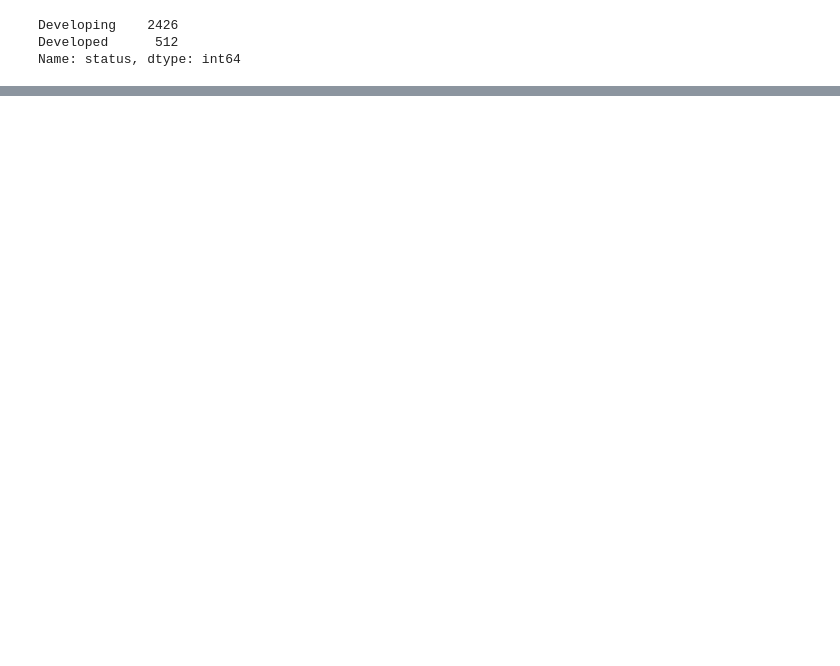
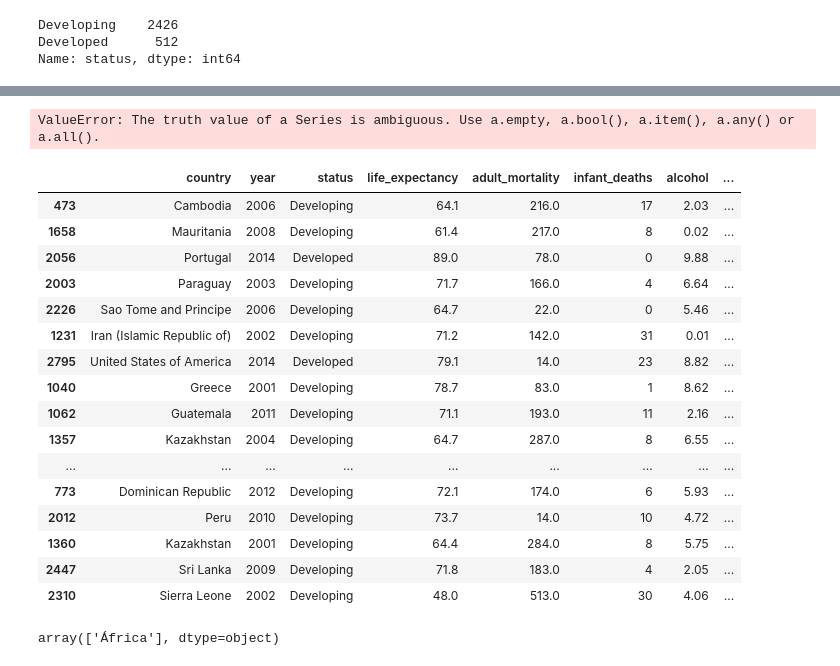
Before and after one commit to Adalab/DA-promo-c-modulo-3-sprint-1-Ximena-Anahi, a Jupyter notebook: 1. Regresion Lineal/1.pp-intro-machine-learning.ipynb, the cells around one changed output, grey strips where cells are left out. Drawn from its saved outputs; the diff is of its cells as text; code cells hidden in the pictures; blank space fills up the shorter version.

```diff
--- a/1. Regresion Lineal/pp-intro-machine-learning.ipynb
+++ b/1. Regresion Lineal/1.pp-intro-machine-learning.ipynb
@@ -267,0 +285,5 @@ df_endesarrollo.head(2)
+# %%
+for x in my_world.get_continents_list():
+    # print (x)
+    for
+    if df["country"].isin(Africa):
@@ -267,0 +302,8 @@ df_endesarrollo.head(2)
+# %%
+africa= my_world.get_countries_list_of('Africa')
+antartica = my_world.get_countries_list_of('Antarctica')
+asia= my_world.get_countries_list_of('Asia')
+europa= my_world.get_countries_list_of("Europe")
+norte_america= my_world.get_countries_list_of('North America')
+oceania= my_world.get_countries_list_of('Oceania')
+sur_america= my_world.get_countries_list_of('South America')
@@ -268 +335,55 @@ df_endesarrollo.head(2)
+# %%
+for x in df["country"].unique():
+    # print(x)
+    if x in africa:
+        if df["country"] == x:
+            df["continente"] = "África"
+        else:
+            pass
+    elif x in antartica:
+        if df["country"] == x:
+            df["continente"] = "Antártica"
+        else:
+            pass
+    elif x in asia:
+        if df["country"] == x:
+            df["continente"] = "Asia"
+        else:
+            pass
+    elif x in europa:
+        df["continente"] = "Europa"
+    elif x in norte_america:
+        df["continente"] = "Norte América"
+    elif x in oceania:
+        df["continente"] = "Oceanía"
+    else:
+        df["continente"] = "Sur América"
+
+        df.loc[df["country"] == x, [‘europa’]] = ‘SI’
+# %% [output]
+ValueError: The truth value of a Series is ambiguous. Use a.empty, a.bool(), a.item(), a.any() or a.all().
+# %%
+df.sample(20)
+# %% [output]
+|  | country | year | status | life_expectancy | adult_mortality | infant_deaths | alcohol | ... |
+| 473 | Cambodia | 2006 | Developing | 64.1 | 216.0 | 17 | 2.03 | ... |
+| 1658 | Mauritania | 2008 | Developing | 61.4 | 217.0 | 8 | 0.02 | ... |
+| 2056 | Portugal | 2014 | Developed | 89.0 | 78.0 | 0 | 9.88 | ... |
+| 2003 | Paraguay | 2003 | Developing | 71.7 | 166.0 | 4 | 6.64 | ... |
+| 2226 | Sao Tome and Principe | 2006 | Developing | 64.7 | 22.0 | 0 | 5.46 | ... |
+| 1231 | Iran (Islamic Republic of) | 2002 | Developing | 71.2 | 142.0 | 31 | 0.01 | ... |
+| 2795 | United States of America | 2014 | Developed | 79.1 | 14.0 | 23 | 8.82 | ... |
+| 1040 | Greece | 2001 | Developing | 78.7 | 83.0 | 1 | 8.62 | ... |
+| 1062 | Guatemala | 2011 | Developing | 71.1 | 193.0 | 11 | 2.16 | ... |
+| 1357 | Kazakhstan | 2004 | Developing | 64.7 | 287.0 | 8 | 6.55 | ... |
+| ... | ... | ... | ... | ... | ... | ... | ... | ... |
+| 773 | Dominican Republic | 2012 | Developing | 72.1 | 174.0 | 6 | 5.93 | ... |
+| 2012 | Peru | 2010 | Developing | 73.7 | 14.0 | 10 | 4.72 | ... |
+| 1360 | Kazakhstan | 2001 | Developing | 64.4 | 284.0 | 8 | 5.75 | ... |
+| 2447 | Sri Lanka | 2009 | Developing | 71.8 | 183.0 | 4 | 2.05 | ... |
+| 2310 | Sierra Leone | 2002 | Developing | 48.0 | 513.0 | 30 | 4.06 | ... |
+# %%
+df["continente"].unique()
+# %% [output]
+array(['África'], dtype=object)
 # %%
```
Also changed, not shown: parts of 16 cells of this notebook, 8 other files.
